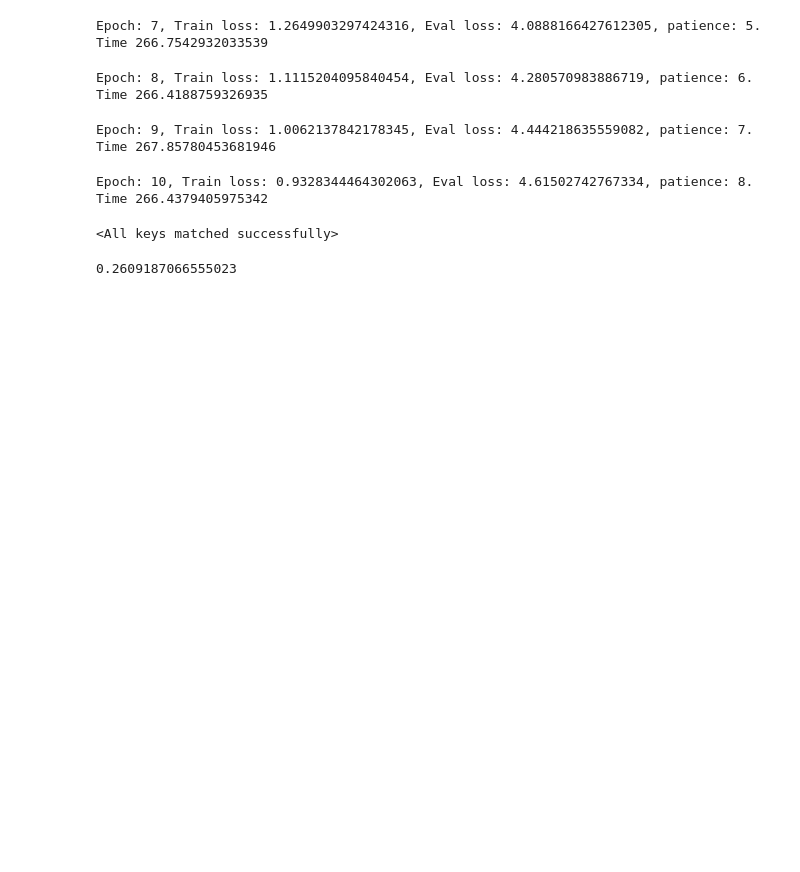
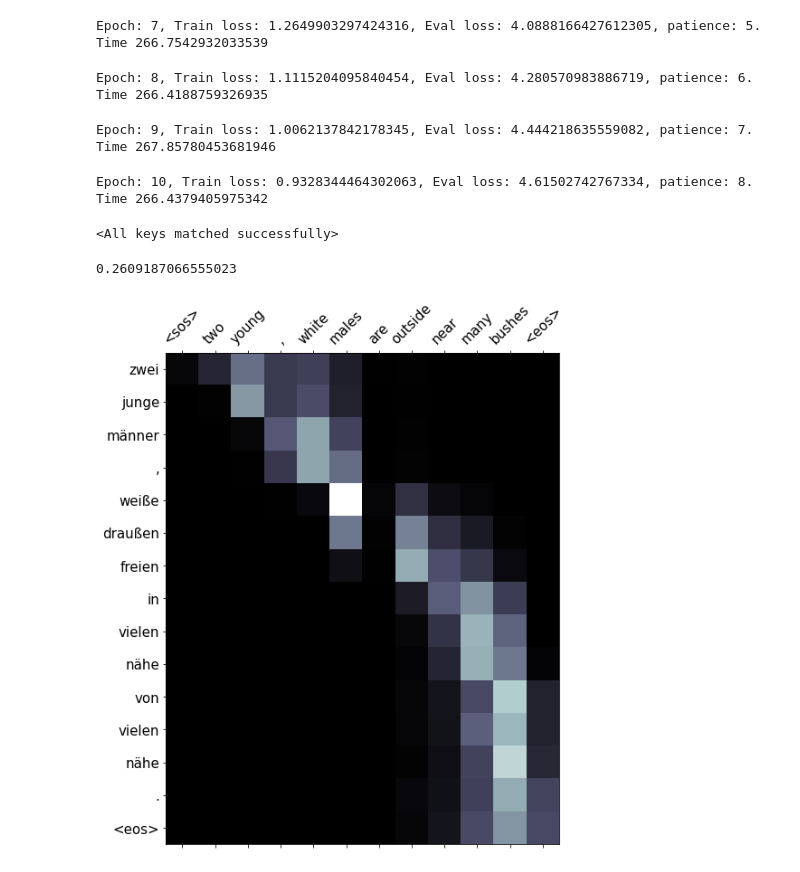
Before and after one commit to maqboolkhan/nmt, a Jupyter notebook: nmt-bilstm-attention.ipynb, the cells around one changed output. Drawn from its saved outputs; the diff is of its cells as text; code cells hidden in the pictures; blank space fills up the shorter version.

Commit message:
added visualization for attention

```diff
--- a/nmt-bilstm-attention.ipynb
+++ b/nmt-bilstm-attention.ipynb
@@ -150,7 +153,7 @@ class Decoder(nn.Module):
         # Shape (predictions): --> [batch_size, output_size]
         predictions = self.fc(torch.cat((outputs, weighted, embedded), dim = 1))
 
-        return predictions, hidden_state, cell_state
+        return predictions, hidden_state, cell_state, a.squeeze(1)
 
 class SeqtoSeq(nn.Module):
     def __init__(self, gen_params, target_vocab, device):
@@ -194,7 +197,8 @@ class SeqtoSeq(nn.Module):
         for i in range(1, target_len):
             # Shape (output) --> (batch_size, target_vocab_size)
             # Shape (hs, cl) --> (num_layers * 2, batch_size , hidden_size)
-            output, hidden_state, cell_state = self.Decoder(x, enc_outputs, hidden_state, cell_state)
+            # _ is attention which we dont need here!
+            output, hidden_state, cell_state, _ = self.Decoder(x, enc_outputs, hidden_state, cell_state)
             outputs[i] = output
             best_guess = output.argmax(1)  # 0th dimension is batch size, 1st dimension is word embedding
             # Schedule sampling
@@ -274,6 +278,11 @@ Epoch: 8, Train loss: 1.1115204095840454, Eval loss: 4.280570983886719, patience
 Epoch: 9, Train loss: 1.0062137842178345, Eval loss: 4.444218635559082, patience: 7. Time 267.85780453681946
 Epoch: 10, Train loss: 0.9328344464302063, Eval loss: 4.61502742767334, patience: 8. Time 266.4379405975342
 # %%
+hyp_params["input_size_encoder"] = len(nmtds_train.src_vocab)
+hyp_params["input_size_decoder"] = len(nmtds_train.trg_vocab)
+hyp_params["output_size"] = len(nmtds_train.trg_vocab)
+
+
 model_l = SeqtoSeq(hyp_params, target_vocab=nmtds_train.trg_vocab, device=device)
 model_l.load_state_dict(torch.load('model-attention.pt', map_location=device)["model_state_dict"])
 # %% [output]
@@ -282,3 +291,63 @@ model_l.load_state_dict(torch.load('model-attention.pt', map_location=device)["m
 utils.bleu(model_l, nmtds_test, True, device)
 # %% [output]
 0.2609187066555023
+# %%
+def display_attention(sentence, translation, attention):
+
+    fig = plt.figure(figsize=(10,10))
+    ax = fig.add_subplot(111)
+
+    attention = attention.squeeze(1).cpu().detach().numpy()
+
+    cax = ax.matshow(attention, cmap='bone')
+
+    ax.tick_params(labelsize=15)
+
+    x_ticks = [''] + ['<sos>'] + [t.lower() for t in sentence] + ['<eos>']
+    y_ticks = [''] + translation
+
+    ax.set_xticklabels(x_ticks, rotation=45)
+    ax.set_yticklabels(y_ticks)
+
+    ax.xaxis.set_major_locator(ticker.MultipleLocator(1))
+    ax.yaxis.set_major_locator(ticker.MultipleLocator(1))
+
+    plt.show()
+    plt.close()
+
+def translate(tokens, dataset, model, device):
+    indices = [dataset.src_vocab['<sos>']] + dataset.src_vocab.lookup_indices(tokens) + [dataset.src_vocab['<eos>']]
+    inp_tensor = torch.tensor(indices).unsqueeze(1).to(device)
+
+    # Build encoder hidden, cell state
+    with torch.no_grad():
+        eouts, hidden, cell = model.Encoder(inp_tensor)
+
+    outputs = [dataset.trg_vocab["<sos>"]]
+
+    attentions = torch.zeros(50, 1, len(indices)).to(device)
+
+    for i in range(50):
+        previous_word = torch.LongTensor([outputs[-1]]).to(device)
+
+        with torch.no_grad():
+            output, hidden, cell, attention = model.Decoder(previous_word, eouts, hidden, cell)
+            attentions[i] = attention
+            best_guess = output.argmax(1).item()
+
+        outputs.append(best_guess)
+
+        # M odel predicts it's the end of the sentence
+        if output.argmax(1).item() == dataset.trg_vocab['<eos>']:
+            break
+
+    trg_tokens = dataset.trg_vocab.lookup_tokens(outputs)
+    return trg_tokens[1:], attentions[:len(trg_tokens)-1]
+
+src = 'Two young, White males are outside near many bushes'
+src_tokens = nmtds_train.tokenizers['en'](src.lower().strip())
+translation, attention = translate(src_tokens, nmtds_train, model_l, device)
+translation
+display_attention(src_tokens, translation, attention)
+# %% [output]
+[figure, added]
```
Also changed, not shown: parts of 1 cell of this notebook, 1 other file.
